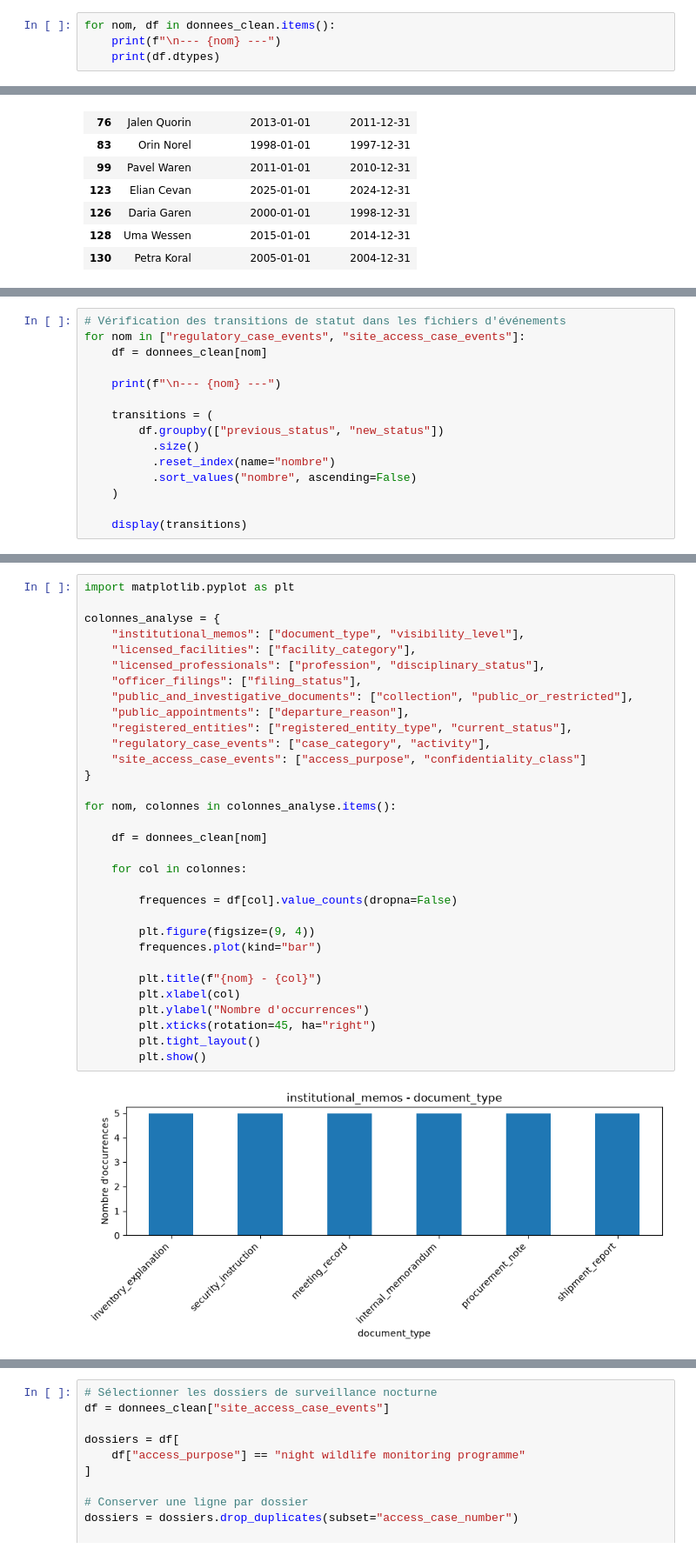
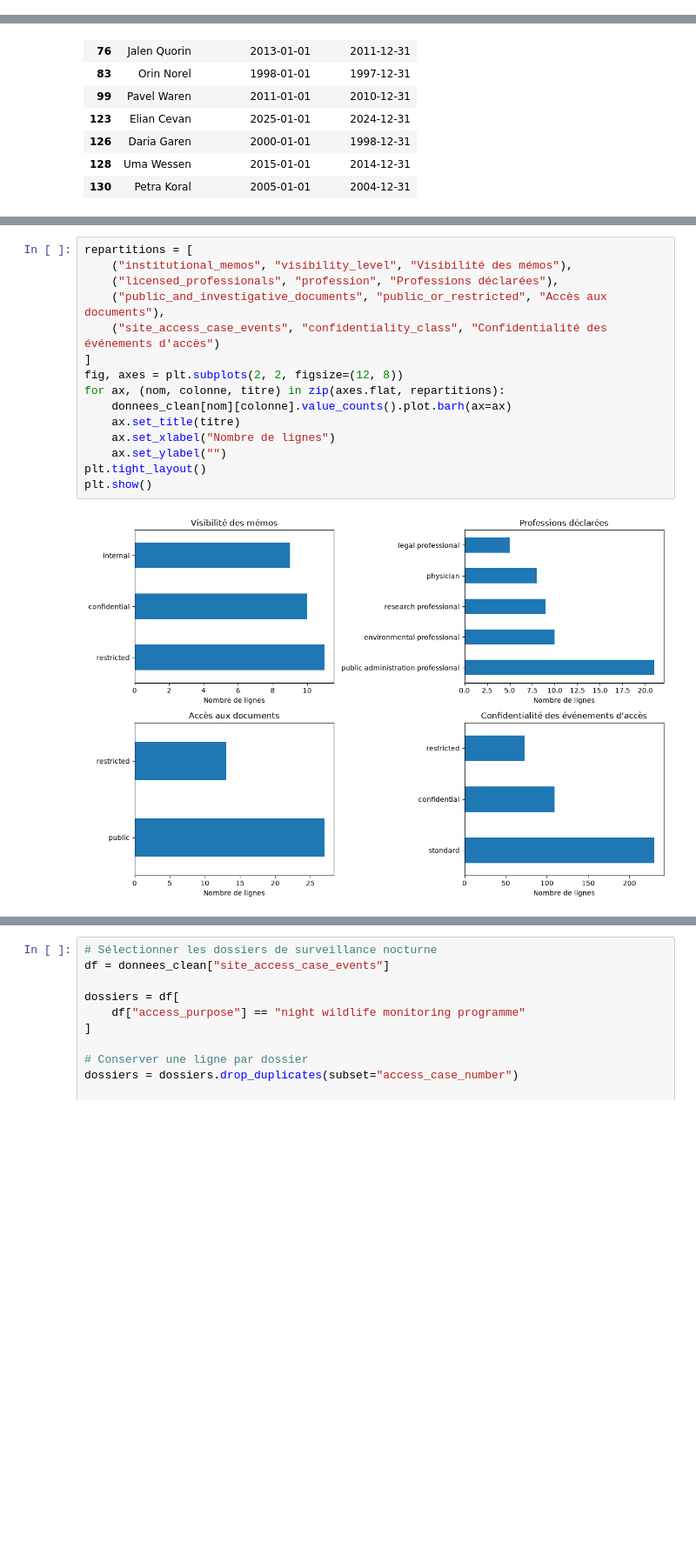
Before and after one commit to LeoMor1/20262027-UE-DataMining-Project, a Jupyter notebook: Public_Records_part.ipynb, the cells around one changed output, grey strips where cells are left out. Shown at 87% size. Cells and saved outputs as stored; diff of their text form; blank space fills up the shorter version.

Commit message:
Mise à jour README et analyse Public_Records

```diff
--- a/Public_Records_part.ipynb
+++ b/Public_Records_part.ipynb
@@ -394,4 +203,0 @@ d'éventuelles incohérences de format.
-# %%
-for nom, df in donnees_clean.items():
-    print(f"\n--- {nom} ---")
-    print(df.dtypes)
@@ -891,15 +377,0 @@ Ces vérifications n'ont donc nécessité aucune correction.
-# %%
-# Vérification des transitions de statut dans les fichiers d'événements
-for nom in ["regulatory_case_events", "site_access_case_events"]:
-    df = donnees_clean[nom]
-
-    print(f"\n--- {nom} ---")
-
-    transitions = (
-        df.groupby(["previous_status", "new_status"])
-          .size()
-          .reset_index(name="nombre")
-          .sort_values("nombre", ascending=False)
-    )
-
-    display(transitions)
@@ -957,34 +378,17 @@ Nos données étant principalement catégorielles, nous utiliserons des diagramm
 # %%
-import matplotlib.pyplot as plt
-
-colonnes_analyse = {
-    "institutional_memos": ["document_type", "visibility_level"],
-    "licensed_facilities": ["facility_category"],
-    "licensed_professionals": ["profession", "disciplinary_status"],
-    "officer_filings": ["filing_status"],
-    "public_and_investigative_documents": ["collection", "public_or_restricted"],
-    "public_appointments": ["departure_reason"],
-    "registered_entities": ["registered_entity_type", "current_status"],
-    "regulatory_case_events": ["case_category", "activity"],
-    "site_access_case_events": ["access_purpose", "confidentiality_class"]
-}
-
-for nom, colonnes in colonnes_analyse.items():
-
-    df = donnees_clean[nom]
-
-    for col in colonnes:
-
-        frequences = df[col].value_counts(dropna=False)
-
-        plt.figure(figsize=(9, 4))
-        frequences.plot(kind="bar")
-
-        plt.title(f"{nom} - {col}")
-        plt.xlabel(col)
-        plt.ylabel("Nombre d'occurrences")
-        plt.xticks(rotation=45, ha="right")
-        plt.tight_layout()
-        plt.show()
+repartitions = [
+    ("institutional_memos", "visibility_level", "Visibilité des mémos"),
+    ("licensed_professionals", "profession", "Professions déclarées"),
+    ("public_and_investigative_documents", "public_or_restricted", "Accès aux documents"),
+    ("site_access_case_events", "confidentiality_class", "Confidentialité des événements d'accès")
+]
+fig, axes = plt.subplots(2, 2, figsize=(12, 8))
+for ax, (nom, colonne, titre) in zip(axes.flat, repartitions):
+    donnees_clean[nom][colonne].value_counts().plot.barh(ax=ax)
+    ax.set_title(titre)
+    ax.set_xlabel("Nombre de lignes")
+    ax.set_ylabel("")
+plt.tight_layout()
+plt.show()
 # %% [output]
-[figure, old version]
+[figure, new version]
```
Also changed, not shown: parts of 268 cells of this notebook, 1 other file.
